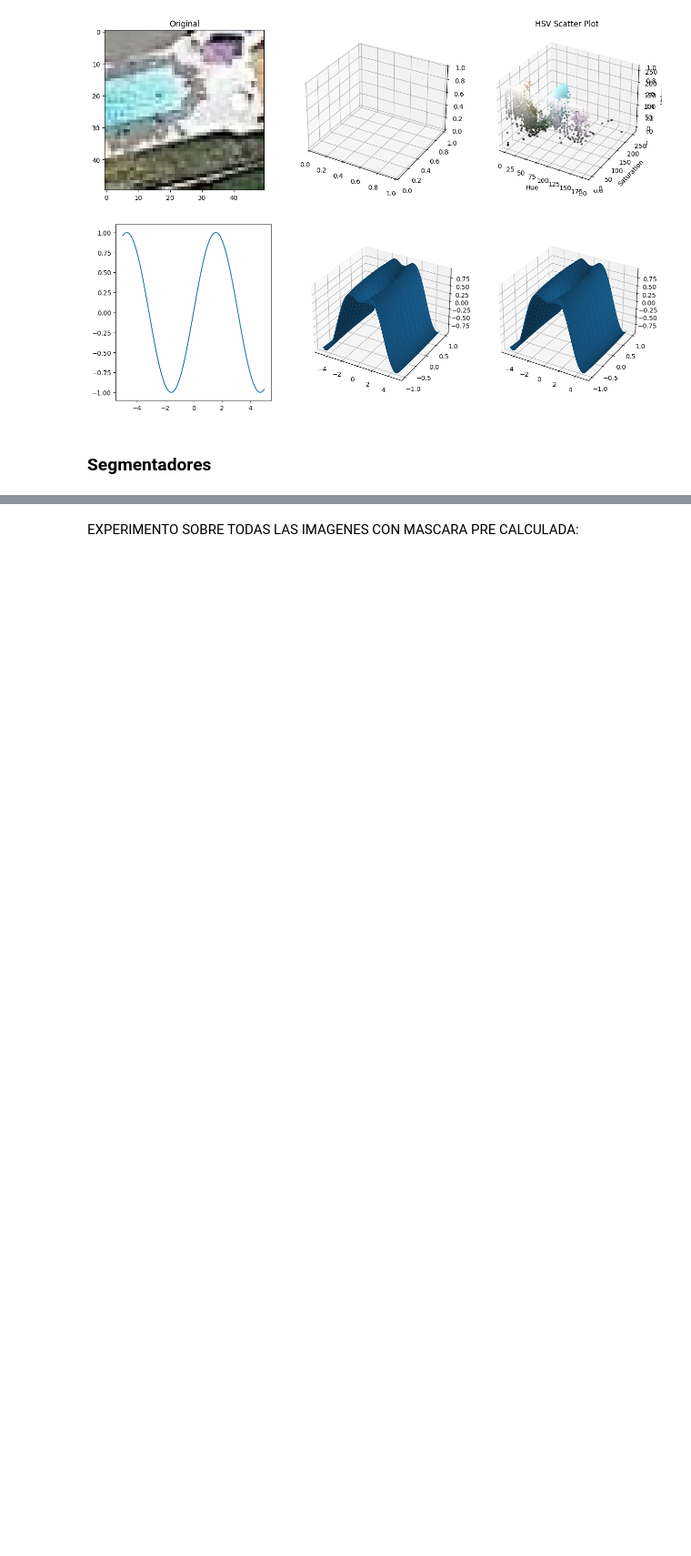
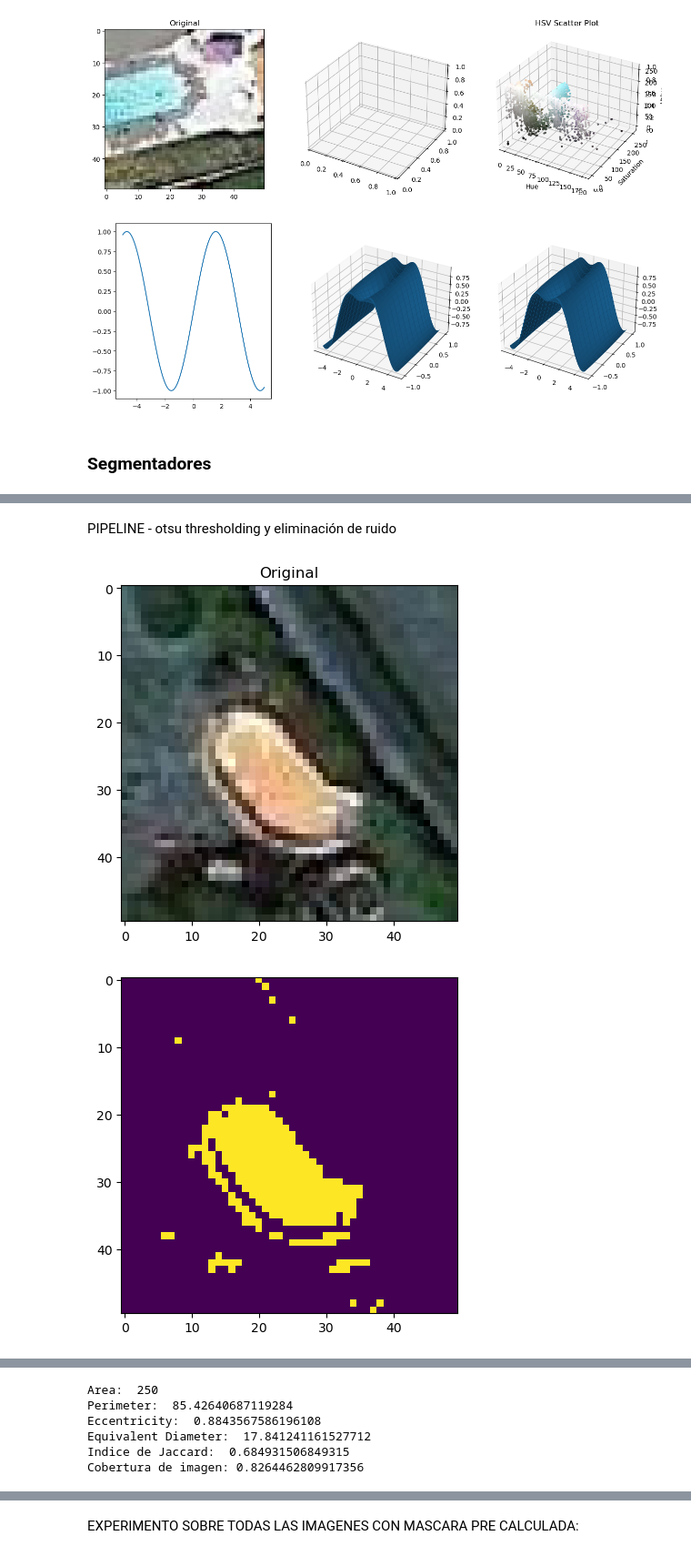
Before and after one commit to AlexisBaladon/Pool-Analyzer, a Jupyter notebook: notebooks/SEG.ipynb, the cells around one changed output, grey strips where cells are left out. Shown: that part at 91% size. Drawn from its saved outputs; the diff is of its cells as text; code cells hidden in the pictures; blank space fills up the shorter version.

```diff
--- a/notebooks/SEG.ipynb
+++ b/notebooks/SEG.ipynb
@@ -399,0 +421,15 @@ COMENTARIO
+# %% [markdown]
+PIPELINE - otsu thresholding y eliminación de ruido
+# %%
+pipe3 = pipeline()
+pipe3.add_operation(otsu_threshold)
+pipe3.add_operation(morfology_cleaning)
+binary = pipe3.apply(imag, True)
+display_image_mask(image_rgb, binary)
+print_metrics(binary)
+
+print('Indice de Jaccard: ', jaccard_index(mask, binary))
+print('Cobertura de imagen:', image_matching(binary, mask))
+# %% [output]
+[figure, added]
+[figure, added]
@@ -399,0 +438,6 @@ COMENTARIO
+Area:  250
+Perimeter:  85.42640687119284
+Eccentricity:  0.8843567586196108
+Equivalent Diameter:  17.841241161527712
+Indice de Jaccard:  0.684931506849315
+Cobertura de imagen: 0.8264462809917356
```
Also changed, not shown: parts of 24 cells of this notebook.
